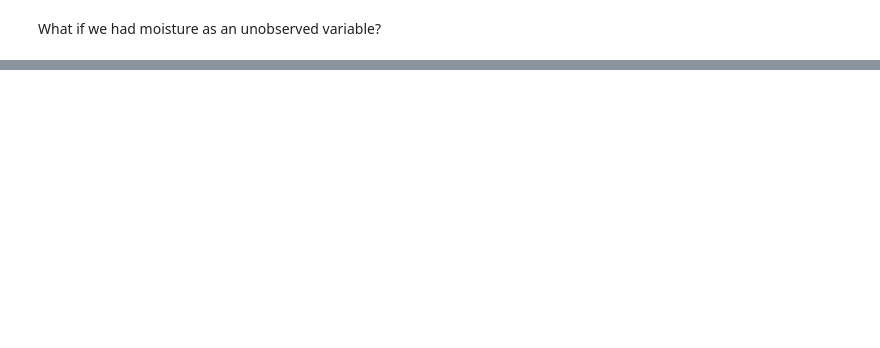
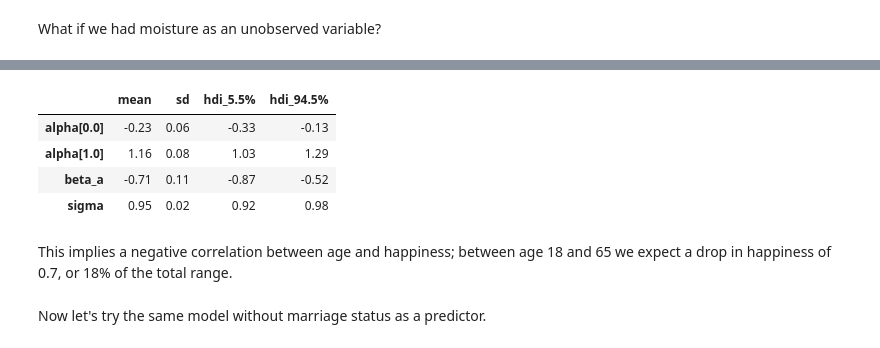
Before and after one commit to chris-leonard/statistical-rethinking, a Jupyter notebook: notes/chapter_6.ipynb, the cells around one changed output, grey strips where cells are left out. Cells and saved outputs as stored; diff of their text form; code cells hidden in the pictures; blank space fills up the shorter version.

```diff
--- a/notes/chapter_6.ipynb
+++ b/notes/chapter_6.ipynb
@@ -606,0 +724,28 @@ g
+# %%
+# create indicator variable
+adults["married_idx"], married_vals = pd.factorize(adults["married"])
+
+coords = {
+    "obs_id": adults.index,
+    "married": married_vals,
+}
+with pm.Model(coords_mutable=coords) as m6_9:
+    # data
+    age_scaled = pm.MutableData("age_scaled", adults.age_scaled, dims="obs_id")
+    married_idx = pm.MutableData("married_idx", adults.married_idx, dims="obs_id")
+
+    # priors
+    alpha = pm.Normal("alpha", mu=0, sigma=1, dims="married")
+    beta_a = pm.Normal("beta_a", mu=0, sigma=2)
+    sigma = pm.Exponential("sigma", lam=1)
+
+    # model
+    mu = pm.Deterministic("mu", alpha[married_idx] + beta_a * age_scaled, dims="obs_id")
+
+    # likelihood
+    happiness = pm.Normal(
+        "happiness", mu=mu, sigma=sigma, observed=adults.happiness, dims="obs_id"
+    )
+
+    # sample
+    trace_6_9 = pm.sample(random_seed=RANDOM_SEED)
@@ -606,0 +763,18 @@ g
+# %%
+az.summary(
+    trace_6_9,
+    var_names=["~mu"],
+    kind="stats",
+    hdi_prob=0.89,
+    round_to=2,
+)
+# %% [output]
+|  | mean | sd | hdi_5.5% | hdi_94.5% |
+| alpha[0.0] | -0.23 | 0.06 | -0.33 | -0.13 |
+| alpha[1.0] | 1.16 | 0.08 | 1.03 | 1.29 |
+| beta_a | -0.71 | 0.11 | -0.87 | -0.52 |
+| sigma | 0.95 | 0.02 | 0.92 | 0.98 |
+# %% [markdown]
+This implies a negative correlation between age and happiness; between age 18 and 65 we expect a drop in happiness of 0.7, or 18% of the total range.
+# %% [markdown]
+Now let's try the same model without marriage status as a predictor.
```
Also changed, not shown: parts of 42 cells of this notebook, 1 other file.
